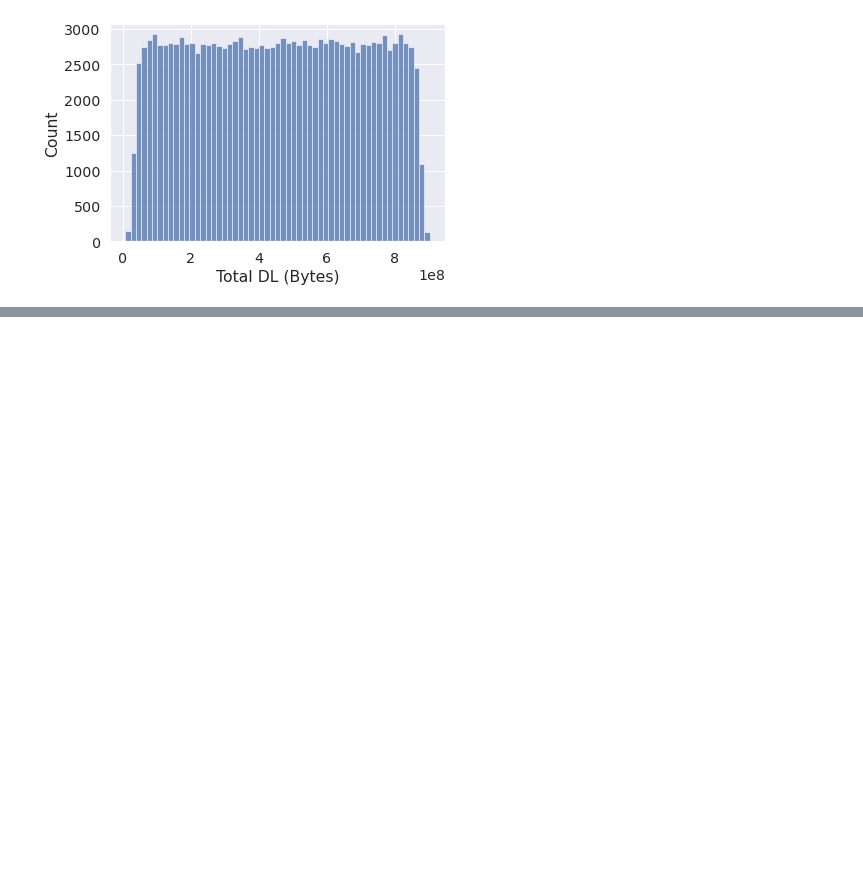
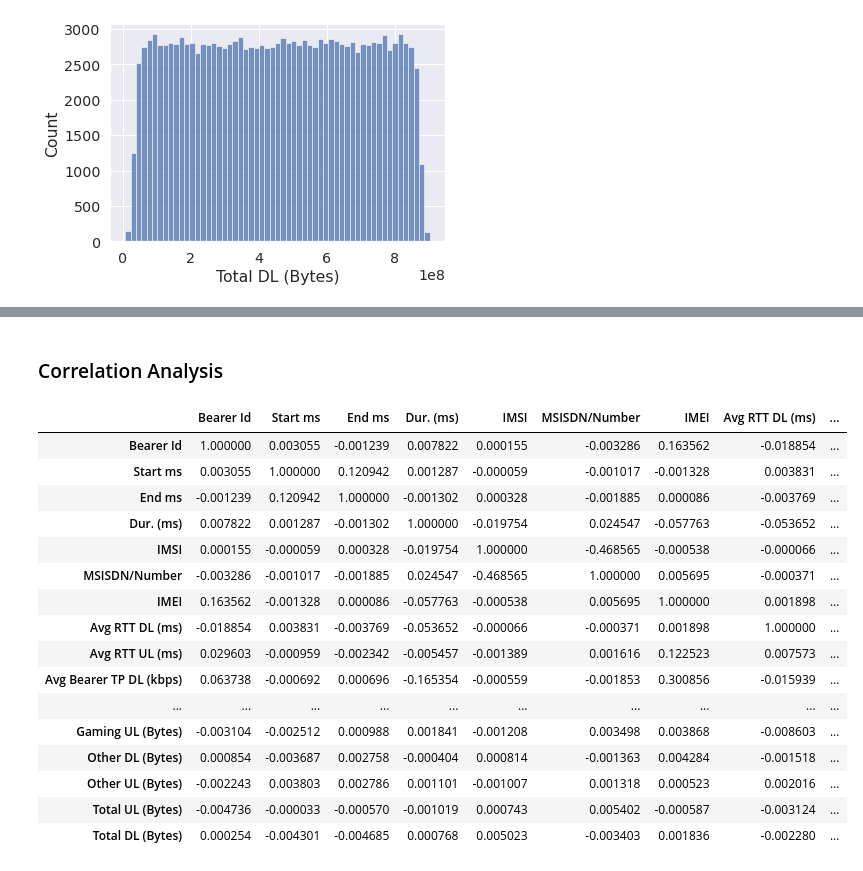
Before and after one commit to YasabnehT/Telecom_Data_Analysis, a Jupyter notebook: UserOverviewAnalysis.ipynb, the cells around one changed output, grey strips where cells are left out. Drawn from its saved outputs; the diff is of its cells as text; code cells hidden in the pictures; blank space fills up the shorter version.

```diff
--- a/UserOverviewAnalysis.ipynb
+++ b/UserOverviewAnalysis.ipynb
@@ -1057,0 +1137,23 @@ sns.histplot(x=db[columns]['Total DL (Bytes)'], data =db)
+# %% [markdown]
+### Correlation Analysis
+# %%
+# db['Total UL (Bytes)'].corr(method='pearson')
+db.corr(method='pearson')
+# %% [output]
+|  | Bearer Id | Start ms | End ms | Dur. (ms) | IMSI | MSISDN/Number | IMEI | Avg RTT DL (ms) | ... |
+| Bearer Id | 1.000000 | 0.003055 | -0.001239 | 0.007822 | 0.000155 | -0.003286 | 0.163562 | -0.018854 | ... |
+| Start ms | 0.003055 | 1.000000 | 0.120942 | 0.001287 | -0.000059 | -0.001017 | -0.001328 | 0.003831 | ... |
+| End ms | -0.001239 | 0.120942 | 1.000000 | -0.001302 | 0.000328 | -0.001885 | 0.000086 | -0.003769 | ... |
+| Dur. (ms) | 0.007822 | 0.001287 | -0.001302 | 1.000000 | -0.019754 | 0.024547 | -0.057763 | -0.053652 | ... |
+| IMSI | 0.000155 | -0.000059 | 0.000328 | -0.019754 | 1.000000 | -0.468565 | -0.000538 | -0.000066 | ... |
+| MSISDN/Number | -0.003286 | -0.001017 | -0.001885 | 0.024547 | -0.468565 | 1.000000 | 0.005695 | -0.000371 | ... |
+| IMEI | 0.163562 | -0.001328 | 0.000086 | -0.057763 | -0.000538 | 0.005695 | 1.000000 | 0.001898 | ... |
+| Avg RTT DL (ms) | -0.018854 | 0.003831 | -0.003769 | -0.053652 | -0.000066 | -0.000371 | 0.001898 | 1.000000 | ... |
+| Avg RTT UL (ms) | 0.029603 | -0.000959 | -0.002342 | -0.005457 | -0.001389 | 0.001616 | 0.122523 | 0.007573 | ... |
+| Avg Bearer TP DL (kbps) | 0.063738 | -0.000692 | 0.000696 | -0.165354 | -0.000559 | -0.001853 | 0.300856 | -0.015939 | ... |
+| ... | ... | ... | ... | ... | ... | ... | ... | ... | ... |
+| Gaming UL (Bytes) | -0.003104 | -0.002512 | 0.000988 | 0.001841 | -0.001208 | 0.003498 | 0.003868 | -0.008603 | ... |
+| Other DL (Bytes) | 0.000854 | -0.003687 | 0.002758 | -0.000404 | 0.000814 | -0.001363 | 0.004284 | -0.001518 | ... |
+| Other UL (Bytes) | -0.002243 | 0.003803 | 0.002786 | 0.001101 | -0.001007 | 0.001318 | 0.000523 | 0.002016 | ... |
+| Total UL (Bytes) | -0.004736 | -0.000033 | -0.000570 | -0.001019 | 0.000743 | 0.005402 | -0.000587 | -0.003124 | ... |
+| Total DL (Bytes) | 0.000254 | -0.004301 | -0.004685 | 0.000768 | 0.005023 | -0.003403 | 0.001836 | -0.002280 | ... |
```
Also changed, not shown: parts of 9 cells of this notebook.
